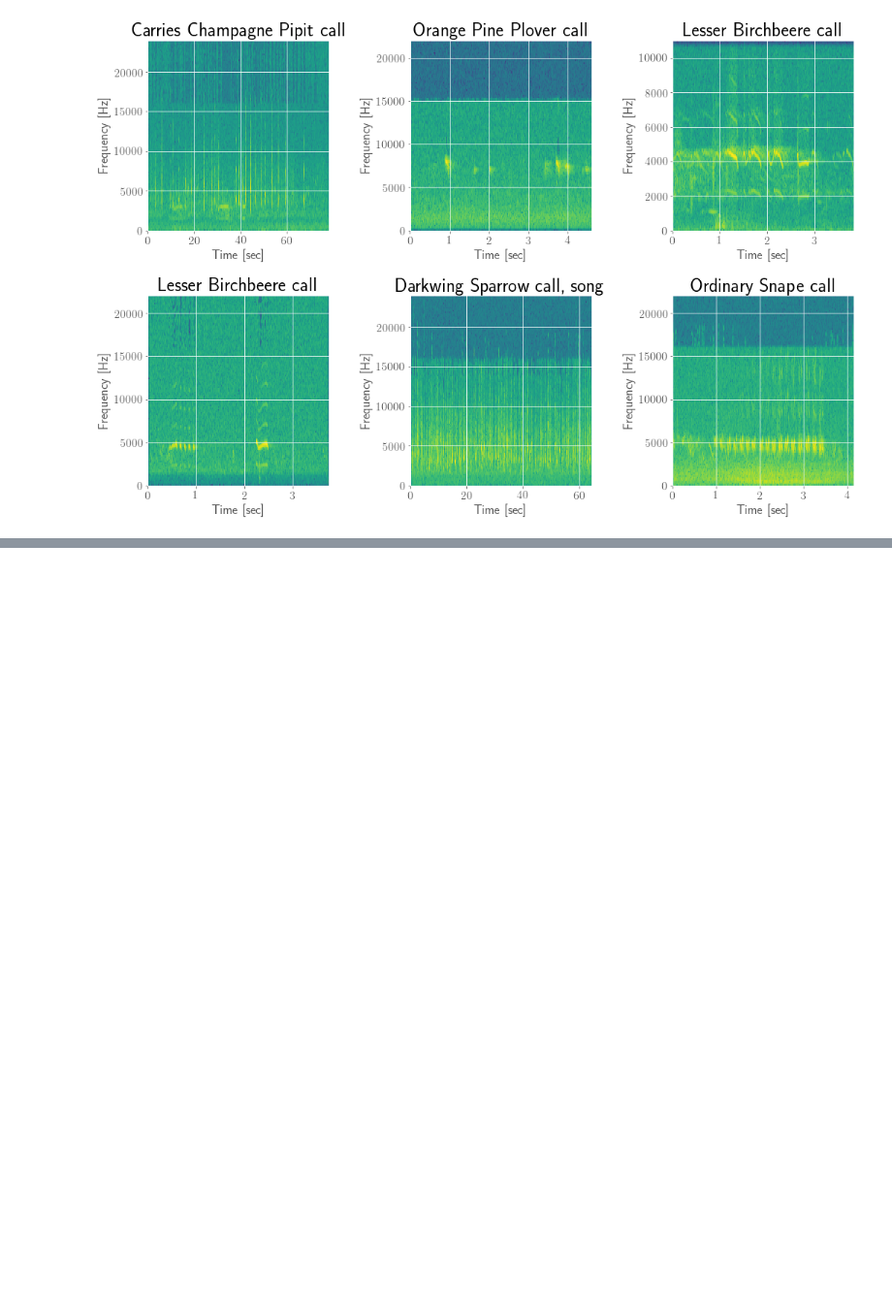
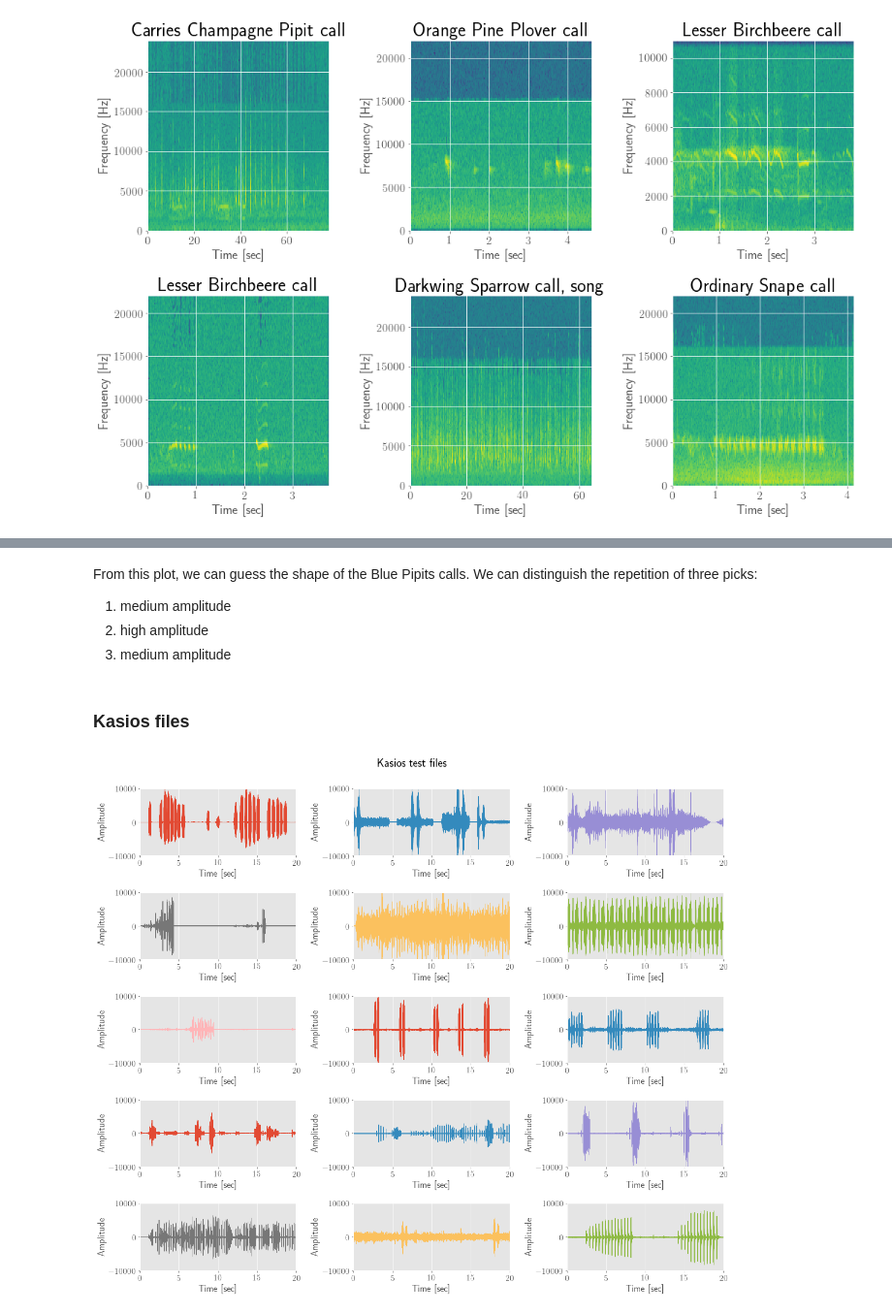
Before and after one commit to guillaumefrd/vast-challenge-2018-mc1, a Jupyter notebook: birds_sound_visualizations.ipynb, the cells around one changed output, grey strips where cells are left out. Shown at 97% size. Saved outputs shown, nothing was run; the diff lists cells and outputs as text; code cells hidden in the pictures; blank space fills up the shorter version.

```diff
--- a/birds_sound_visualizations.ipynb
+++ b/birds_sound_visualizations.ipynb
@@ -152,10 +130,0 @@ plt.show()
-# %%
-# Get all tests sounds of Kasios
-folder_path = 'test_birds_kasios'
-files = os.listdir(folder_path)
-
-for file in files:
-    f = os.path.join(folder_path, file)
-    rate, data = wavfile.read(f)
-    sounds.append(data[:500000])
-print(len(sounds))
@@ -164,9 +130,0 @@ print(len(sounds))
-# %%
-# visualize the signals
-fig = plt.figure(figsize=(17,12))
-for idx, sound in enumerate(sounds[1:]):
-    ax = fig.add_subplot(5, 3, idx+1)
-    ax.plot(sound, c="C{}".format(idx%9))
-
-plt.tight_layout()
-plt.show()
@@ -187,0 +211,32 @@ From literature, we have found several methods to classify sounds depending on t
+# %% [markdown]
+From this plot, we can guess the shape of the Blue Pipits calls. We can distinguish the repetition of three picks:
+
+1. medium amplitude
+2. high amplitude
+3. medium amplitude
+# %% [markdown]
+### Kasios files
+# %%
+# Get all tests sounds of Kasios
+folder_path = 'test_birds_kasios_wav'
+files = os.listdir(folder_path)
+
+fig = plt.figure(figsize=(17,15))
+fig.suptitle('Kasios test files')
+for i, file in enumerate(files):
+    # read wav file
+    f = os.path.join(folder_path, file)
+    rate, data = wavfile.read(f)
+
+    # plot the signal
+    ax = fig.add_subplot(5, 3, i+1)
+    times = np.arange(len(data))/float(rate)
+    ax.fill_between(times, data, color="C{}".format(i%9))
+    ax.set_xlabel('Time [sec]')
+    ax.set_ylabel('Amplitude')
+    ax.set_xlim(0, 20)
+    ax.set_ylim(-10000, 10000)
+
+fig.tight_layout(rect=[0, 0.03, 1, 0.95])
+# %% [output]
+[figure, added]
```
Also changed, not shown: parts of 20 cells of this notebook.
